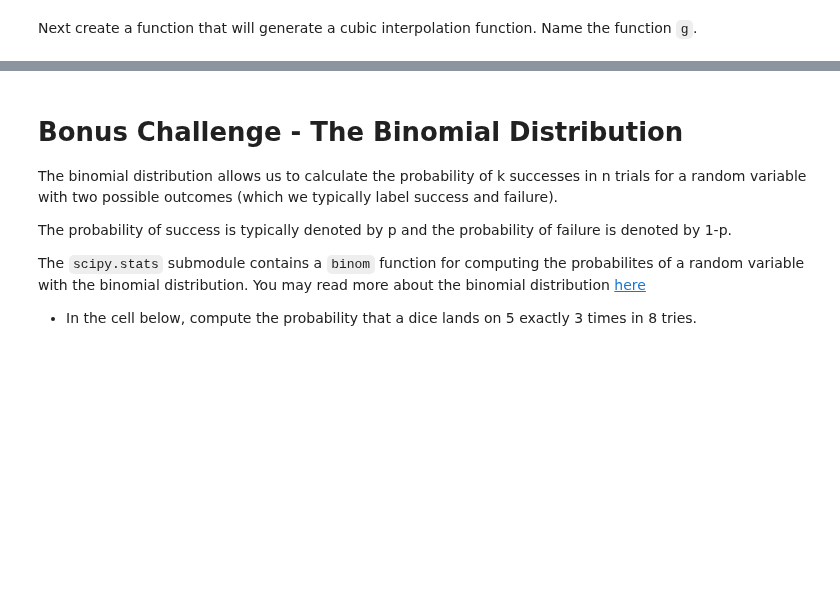
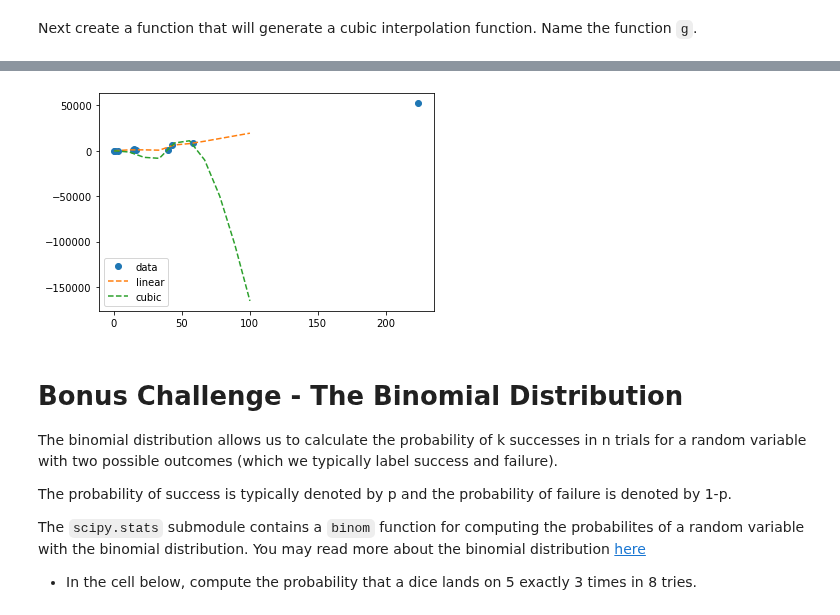
Before and after one commit to ta-data-lis/lab-intro-to-scipy, a Jupyter notebook: your-code/main.ipynb, the cells around one changed output, grey strips where cells are left out. Saved outputs shown, nothing was run; the diff lists cells and outputs as text; code cells hidden in the pictures; blank space fills up the shorter version.

Commit message:
completed with bonus

```diff
--- a/your-code/main.ipynb
+++ b/your-code/main.ipynb
@@ -136,3 +155,10 @@ plt.plot(x_new, g(x_new))
+# %%
+# bonus plot to me!
+plt.plot(x, y, 'o', xnew, f(xnew), '--', xnew, g(xnew), '--')
+plt.legend(['data', 'linear', 'cubic'], loc='best')
+plt.show()
+# %% [output]
+[figure, added]
 # %% [markdown]
 # Bonus Challenge - The Binomial Distribution
 
```
Also changed, not shown: parts of 17 cells of this notebook.
